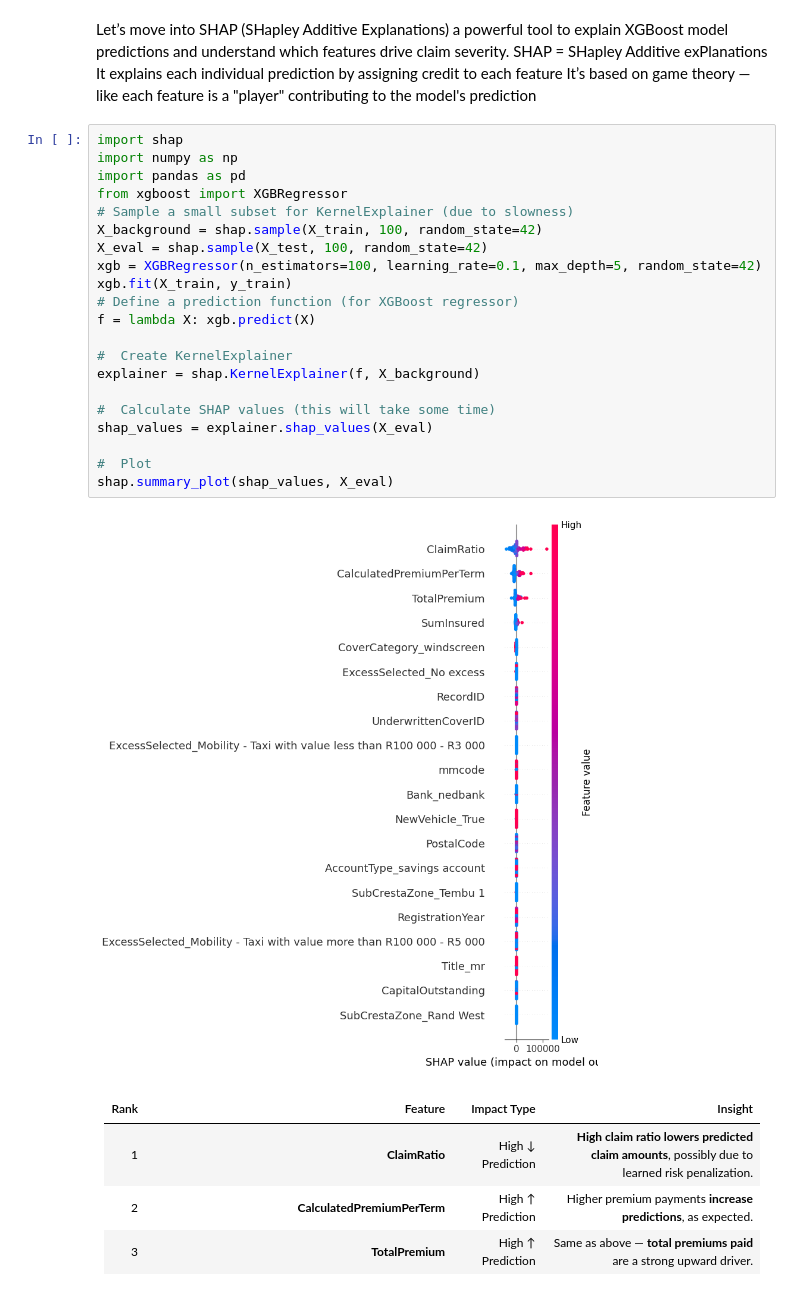
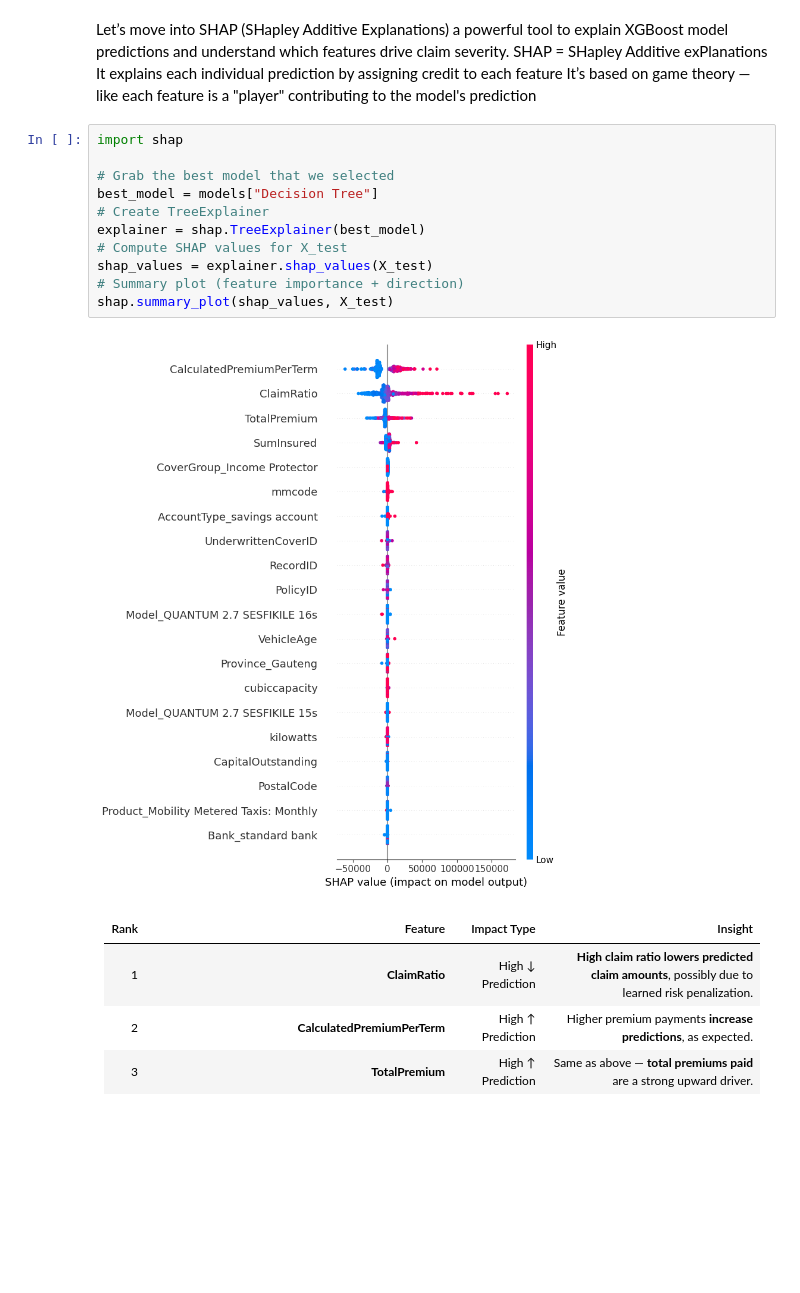
Before and after one commit to NuryeNigusMekonen/Insurance-Risk-Analytics---Predictive-Modeling-for-ACIS, a Jupyter notebook: notebooks/modeling.ipynb, the cells around one changed output. Drawn from its saved outputs; the diff is of its cells as text; blank space fills up the shorter version.

Commit message:
modeling

```diff
--- a/notebooks/modeling.ipynb
+++ b/notebooks/modeling.ipynb
@@ -133,27 +133,17 @@ It explains each individual prediction by assigning credit to each feature
 It’s based on game theory — like each feature is a "player" contributing to the model's prediction
 # %%
 import shap
-import numpy as np
-import pandas as pd
-from xgboost import XGBRegressor
-# Sample a small subset for KernelExplainer (due to slowness)
-X_background = shap.sample(X_train, 100, random_state=42)
-X_eval = shap.sample(X_test, 100, random_state=42)
-xgb = XGBRegressor(n_estimators=100, learning_rate=0.1, max_depth=5, random_state=42)
-xgb.fit(X_train, y_train)
-# Define a prediction function (for XGBoost regressor)
-f = lambda X: xgb.predict(X)
 
-#  Create KernelExplainer
-explainer = shap.KernelExplainer(f, X_background)
-
-#  Calculate SHAP values (this will take some time)
-shap_values = explainer.shap_values(X_eval)
-
-#  Plot
-shap.summary_plot(shap_values, X_eval)
+# Grab the best model that we selected
+best_model = models["Decision Tree"]
+# Create TreeExplainer
+explainer = shap.TreeExplainer(best_model)
+# Compute SHAP values for X_test
+shap_values = explainer.shap_values(X_test)
+# Summary plot (feature importance + direction)
+shap.summary_plot(shap_values, X_test)
 # %% [output]
-[figure, old version]
+[figure, new version]
 # %% [markdown]
 | Rank | Feature                                                                                 | Impact Type            | Insight                                                                                         |
 | ---- | --------------------------------------------------------------------------------------- | ---------------------- | ----------------------------------------------------------------------------------------------- |
```
Also changed, not shown: parts of 8 cells of this notebook, 2 other files.
